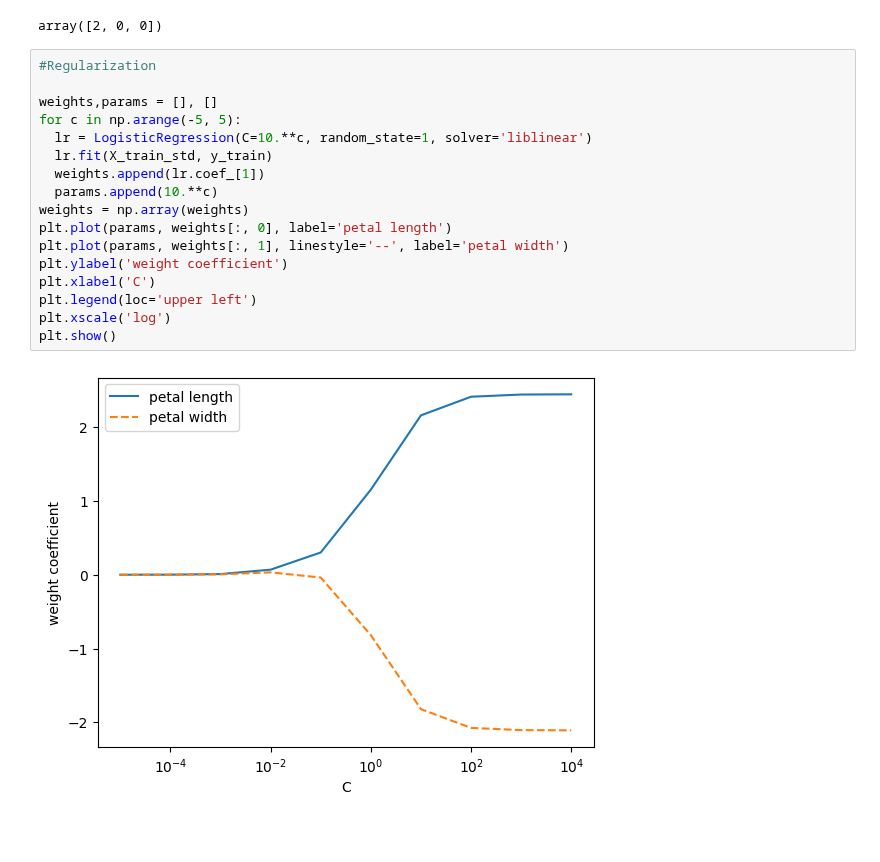
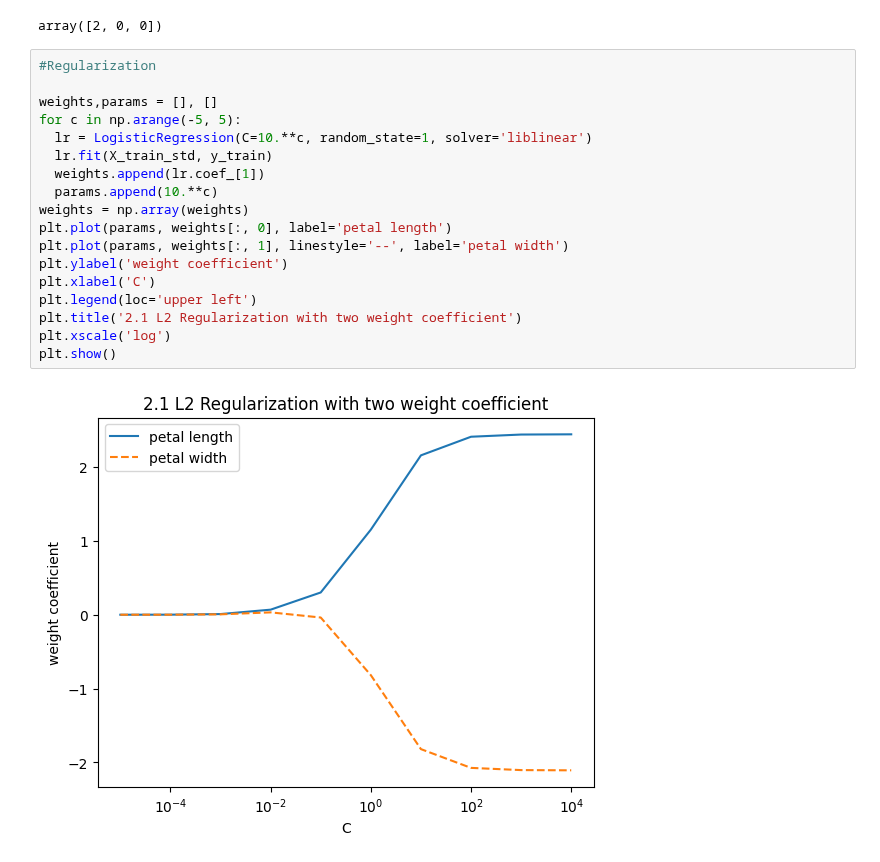
Before and after one commit to dae9999nam/COMP3314, a Jupyter notebook: COMP3314_Machine_Learning.ipynb, the cells around one changed output. Drawn from its saved outputs; the diff is of its cells as text; blank space fills up the shorter version.

```diff
--- a/COMP3314_Machine_Learning.ipynb
+++ b/COMP3314_Machine_Learning.ipynb
@@ -503,19 +503,20 @@ array([2, 0, 0])
 # %%
 #Regularization
 
 weights,params = [], []
 for c in np.arange(-5, 5):
   lr = LogisticRegression(C=10.**c, random_state=1, solver='liblinear')
   lr.fit(X_train_std, y_train)
   weights.append(lr.coef_[1])
   params.append(10.**c)
 weights = np.array(weights)
 plt.plot(params, weights[:, 0], label='petal length')
 plt.plot(params, weights[:, 1], linestyle='--', label='petal width')
 plt.ylabel('weight coefficient')
 plt.xlabel('C')
 plt.legend(loc='upper left')
+plt.title('2.1 L2 Regularization with two weight coefficient')
 plt.xscale('log')
 plt.show()
 # %% [output]
-[figure, old version]
+[figure, new version]
```
Also changed, not shown: parts of 1 cell of this notebook.
